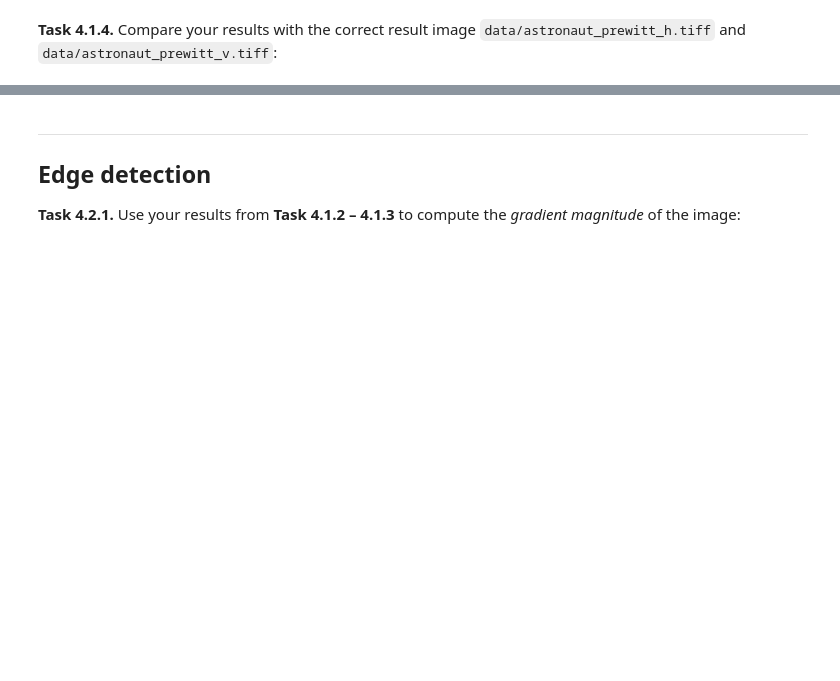
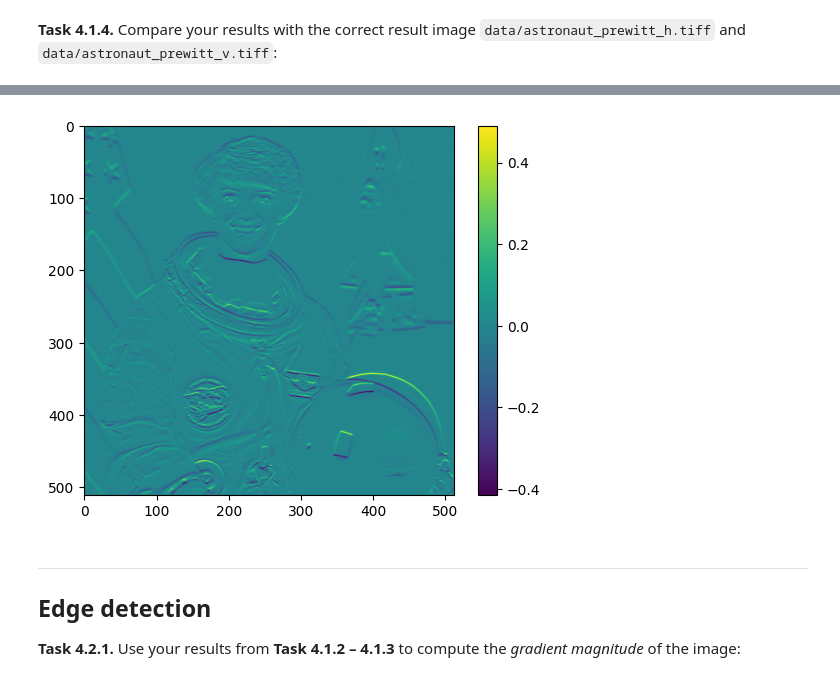
Before and after one commit to Hallo-ollaH/mobi-fs3-python, a Jupyter notebook: task4.ipynb, the cells around one changed output, grey strips where cells are left out. Saved outputs shown, nothing was run; the diff lists cells and outputs as text; code cells hidden in the pictures; blank space fills up the shorter version.

```diff
--- a/task4.ipynb
+++ b/task4.ipynb
@@ -98,3 +103,11 @@ def prewitt_v(img_in):
+# %%
+astr_prewitt_v = skimage.io.imread("data/astronaut_prewitt_v.tiff")
+plt.imshow(astr_prewitt_v)
+plt.colorbar()
+
+assert numpy.allclose(astr_v, astr_prewitt_v, atol=254/255)
+# %% [output]
+[figure, added]
 # %% [markdown]
 ---
 
```
Also changed, not shown: parts of 9 cells of this notebook, 1 other file.
